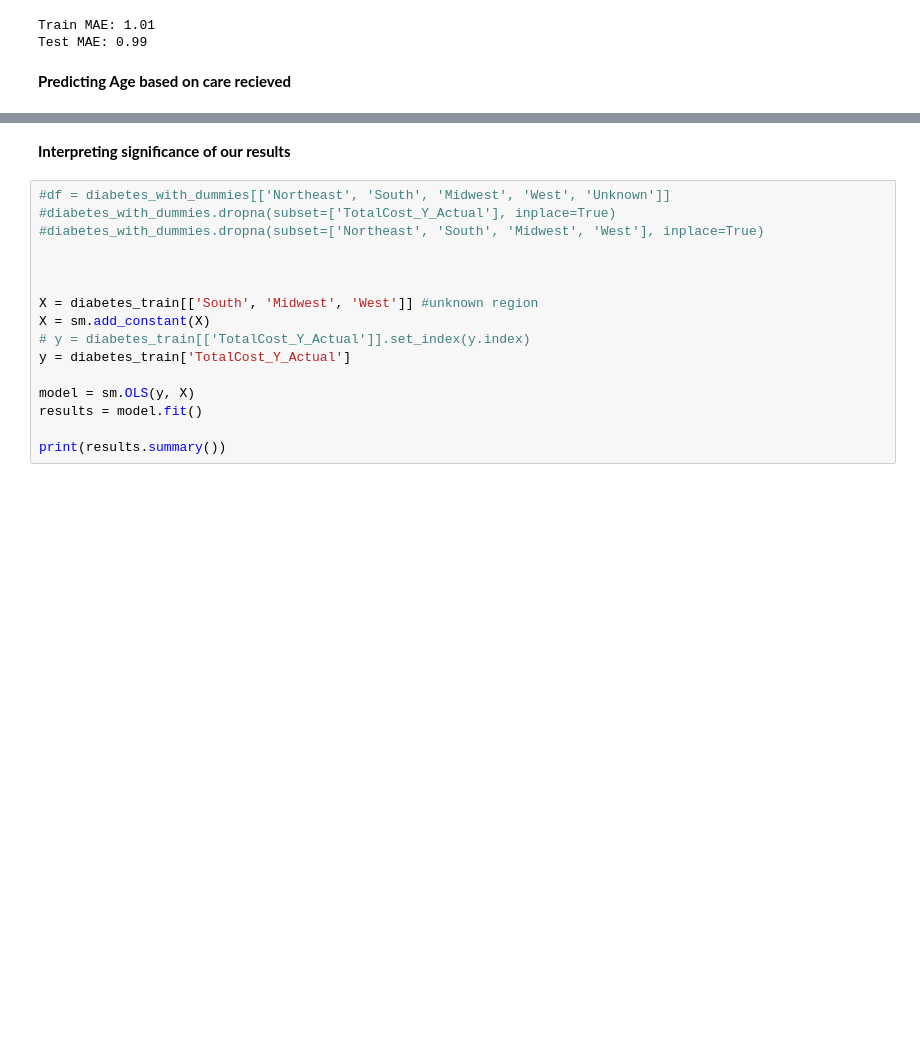
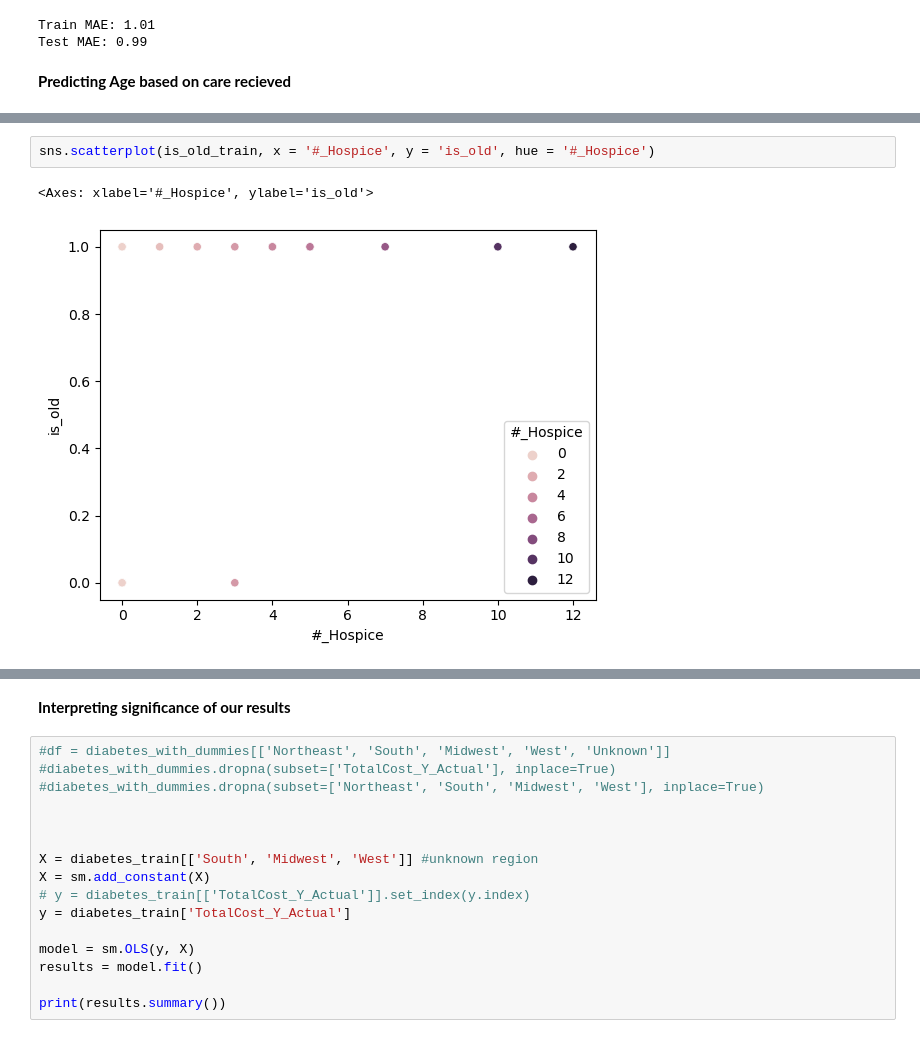
Before and after one commit to HarrietKumah/info2950-final-project, a Jupyter notebook: Phase V.ipynb, the cells around one changed output, grey strips where cells are left out. Cells and saved outputs as stored; diff of their text form; blank space fills up the shorter version.

```diff
--- a/Phase V.ipynb
+++ b/Phase V.ipynb
@@ -598,2 +607,7 @@ np.shape(is_old_train)
+# %%
+sns.scatterplot(is_old_train, x = '#_Hospice', y = 'is_old', hue = '#_Hospice')
+# %% [output]
+<Axes: xlabel='#_Hospice', ylabel='is_old'>
+[figure, added]
 # %%
 diabetes_with_dummies.columns
```
Also changed, not shown: parts of 15 cells of this notebook.
